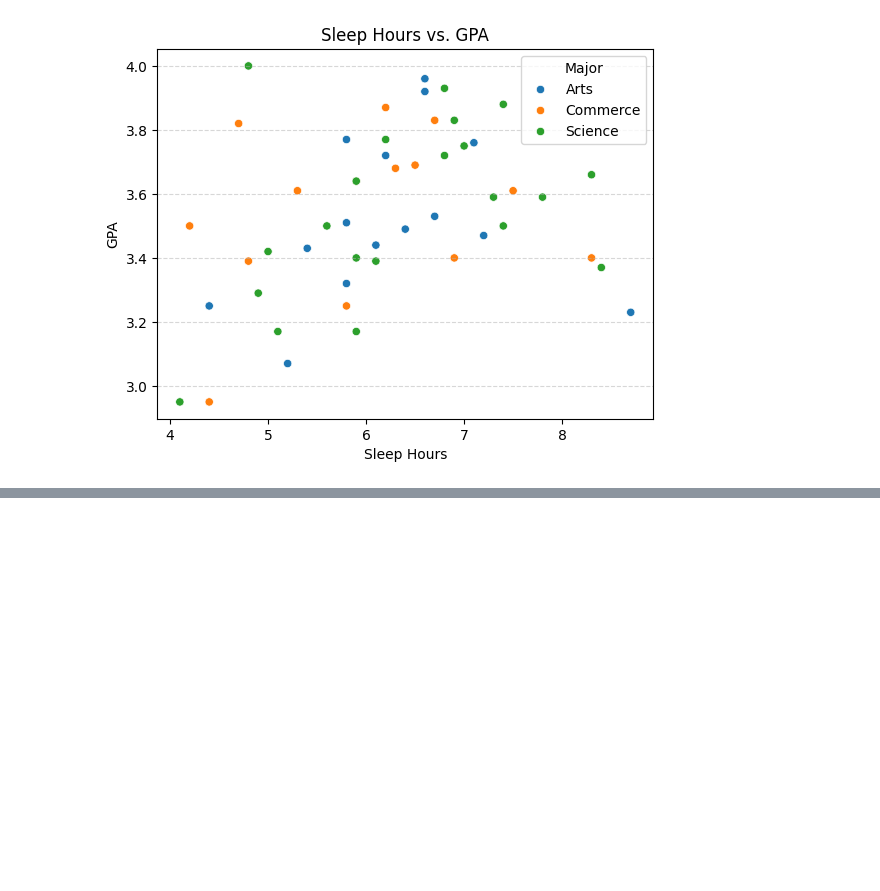
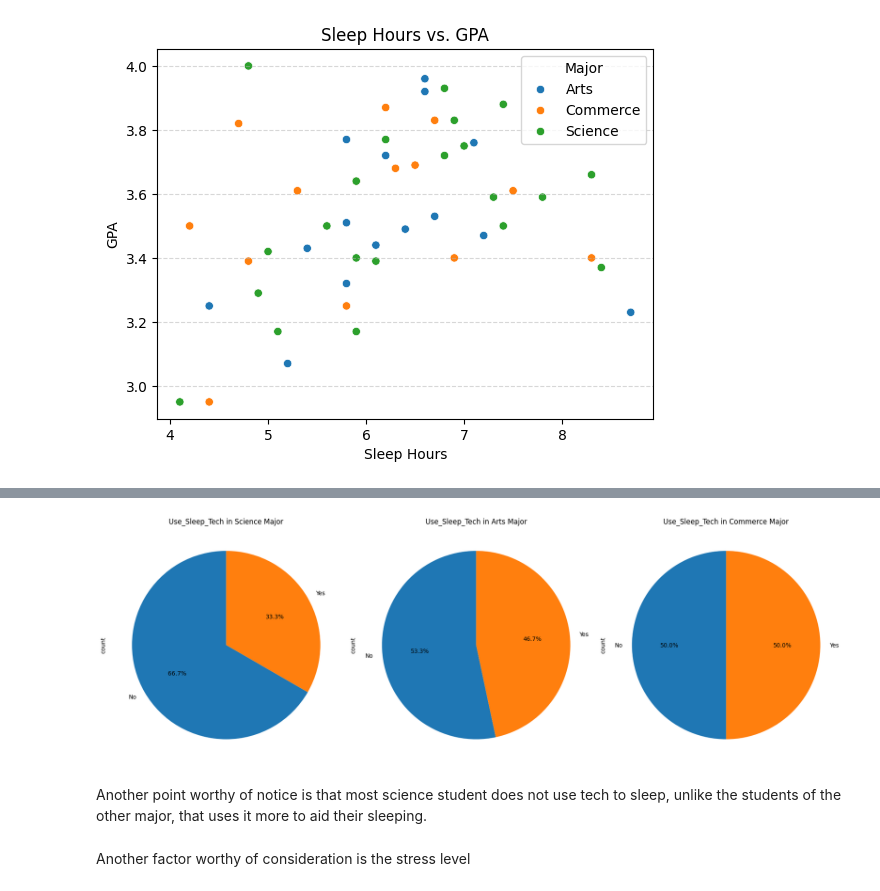
Before and after one commit to SyusufWaliyyi/ArewaDSF_ML_Assigment, a Jupyter notebook: week_3/week_3.ipynb, the cells around one changed output, grey strips where cells are left out. Cells and saved outputs as stored; diff of their text form; code cells hidden in the pictures; blank space fills up the shorter version.

```diff
--- a/week_3/week_3.ipynb
+++ b/week_3/week_3.ipynb
@@ -174,0 +210,13 @@ plt.show()
+# %%
+fig, ax = plt.subplots(1, 3, figsize=(18, 6))
+science['Use_Sleep_Tech'].value_counts().plot(kind='pie', autopct='%1.1f%%', startangle=90, title='Use_Sleep_Tech in Science Major', ax=ax[0])
+art['Use_Sleep_Tech'].value_counts().plot(kind='pie', autopct='%1.1f%%', startangle=90, title='Use_Sleep_Tech in Arts Major', ax=ax[1])
+commerce['Use_Sleep_Tech'].value_counts().plot(kind='pie', autopct='%1.1f%%', startangle=90, title='Use_Sleep_Tech in Commerce Major', ax=ax[2])
+plt.tight_layout()
+plt.show()
+# %% [output]
+[figure, added]
+# %% [markdown]
+Another point worthy of notice is that most science student does not use tech to sleep, unlike the students of the other major, that uses it more to aid their sleeping.
+# %% [markdown]
+Another factor worthy of consideration is the stress level
```
Also changed, not shown: parts of 20 cells of this notebook.
